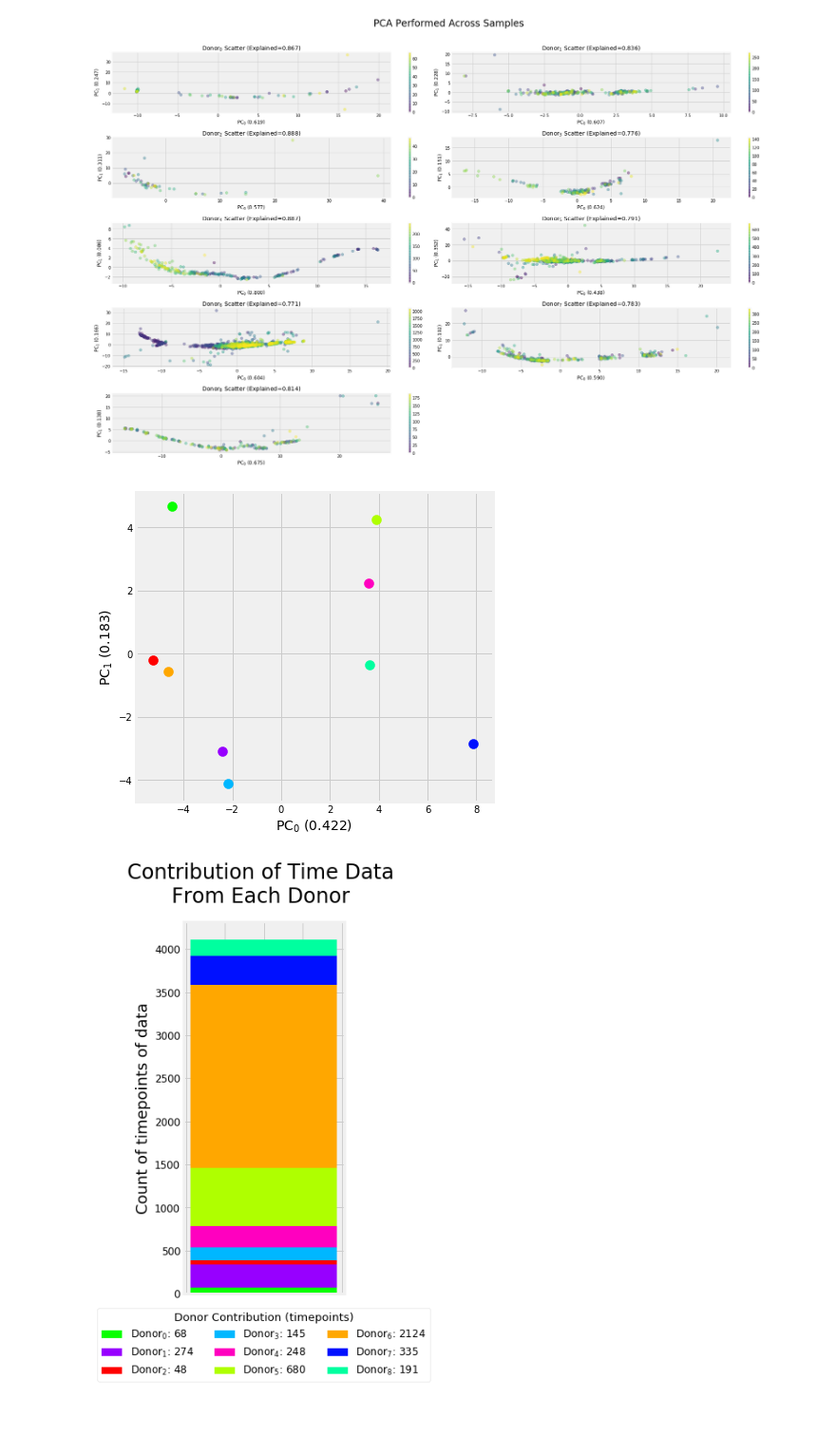
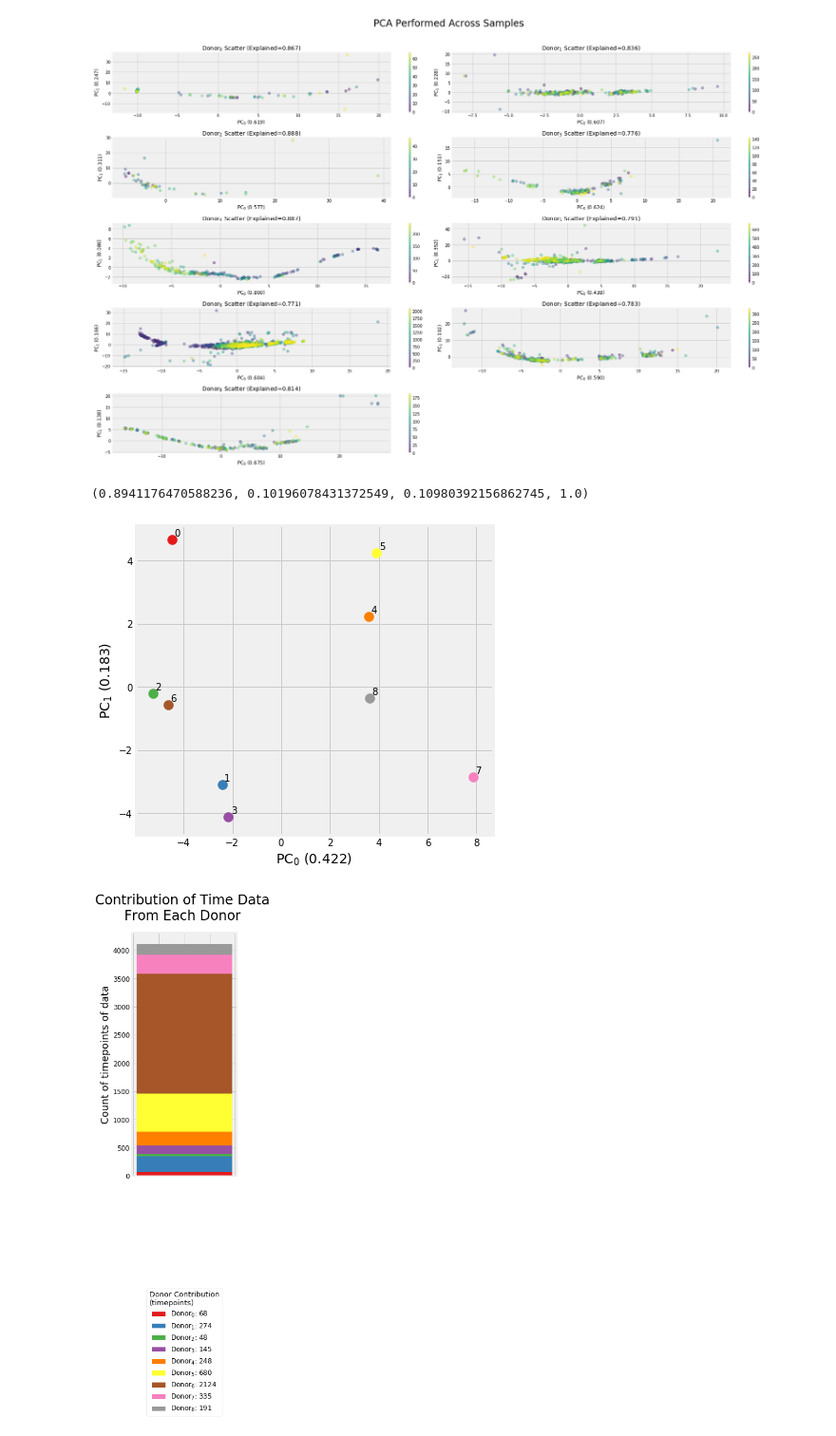
Before and after one commit to michaelwiest/microbiome-rnn, a Jupyter notebook: notebooks/Input Analysis.ipynb, the cells around one changed output. Shown at 95% size. Cells and saved outputs as stored; diff of their text form; code cells hidden in the pictures.

```diff
--- a/notebooks/Input Analysis.ipynb
+++ b/notebooks/Input Analysis.ipynb
@@ -406,3 +399,10 @@ colors2 = [(0.031249343749343756, 1.0, 1.31250131249048e-06, 1.0),
+# %%
+
+cmap = matplotlib.cm.get_cmap('Set1')
+# %%
+cmap(0)
+# %% [output]
+(0.8941176470588236, 0.10196078431372549, 0.10980392156862745, 1.0)
 # %%
 
 
@@ -417,7 +417,8 @@ pca.fit(zs)
 t = pca.transform(zs)
 
 for i in range(t.shape[0]):
-    plt.scatter(t[i, 0], t[i, 1], label=file_labs[i], s=100, c=colors2[i])
+    plt.scatter(t[i, 0], t[i, 1], label=file_labs[i], s=100, c=cmap(i))
+    plt.annotate(i, (t[i, 0] + 0.1, t[i, 1] + 0.1))
 # legend = plt.legend(frameon = 1, loc='upper right', ncol=1, fontsize=12, bbox_to_anchor=(1.2, 1))
 frame = legend.get_frame()
 frame.set_facecolor('white')
@@ -427,37 +428,37 @@ ax.set_ylabel('PC$_1$ ({})'.format(str(pca.explained_variance_ratio_[1])[:5]), f
 #           fontsize=24, y=1)
 plt.show()
 # %% [output]
-[figure, old version]
+[figure, new version]
 # %%
 su = sum([s.shape[1] for s in oh.samples])
 fracs = [s.shape[1] * 1.0 / su for s in oh.samples]
 sizes = [s.shape[1] for s in oh.samples]
 
 
 fig, ax = plt.subplots(figsize=(3, 8))
 bar_width = 0.750
 for i in range(len(fracs)):
     if i == 0:
-        ax.bar(1, sizes[i], bar_width, color=colors2[i], label=file_labs[i] + ': {}'.format(sizes[i]))
+        ax.bar(1, sizes[i], bar_width, color=cmap(i), label=file_labs[i] + ': {}'.format(sizes[i]))
     else:
-        ax.bar(1, sizes[i], bar_width, color=colors2[i], bottom=sum(sizes[:i]), label=file_labs[i] + ': {}'.format(sizes[i]))
+        ax.bar(1, sizes[i], bar_width, color=cmap(i), bottom=sum(sizes[:i]), label=file_labs[i] + ': {}'.format(sizes[i]))
 
 ax.set_xticklabels([])
 plt.ylabel('Count of timepoints of data', fontsize=18)
 ax.tick_params(axis='y', which='major', labelsize=12)
 plt.suptitle('Contribution of Time Data\nFrom Each Donor', fontsize=24, y=1)
 legend = plt.legend(frameon = 1,
                     loc='lower center',
                     fontsize=12,
-                    ncol=3,
-                    bbox_to_anchor=(0.5, -0.25),
-                    title='Donor Contribution (timepoints)'
+                    ncol=1,
+                    bbox_to_anchor=(0.5, -1),
+                    title='Donor Contribution\n(timepoints)'
                     )
 legend.get_title().set_fontsize('13')
 frame = legend.get_frame()
 frame.set_facecolor('white')
 
 # ax.set_ylim(0, 1)
 plt.show()
 # %% [output]
-[figure, old version]
+[figure, new version]
```
Also changed, not shown: parts of 4 cells of this notebook, 1 other file.
